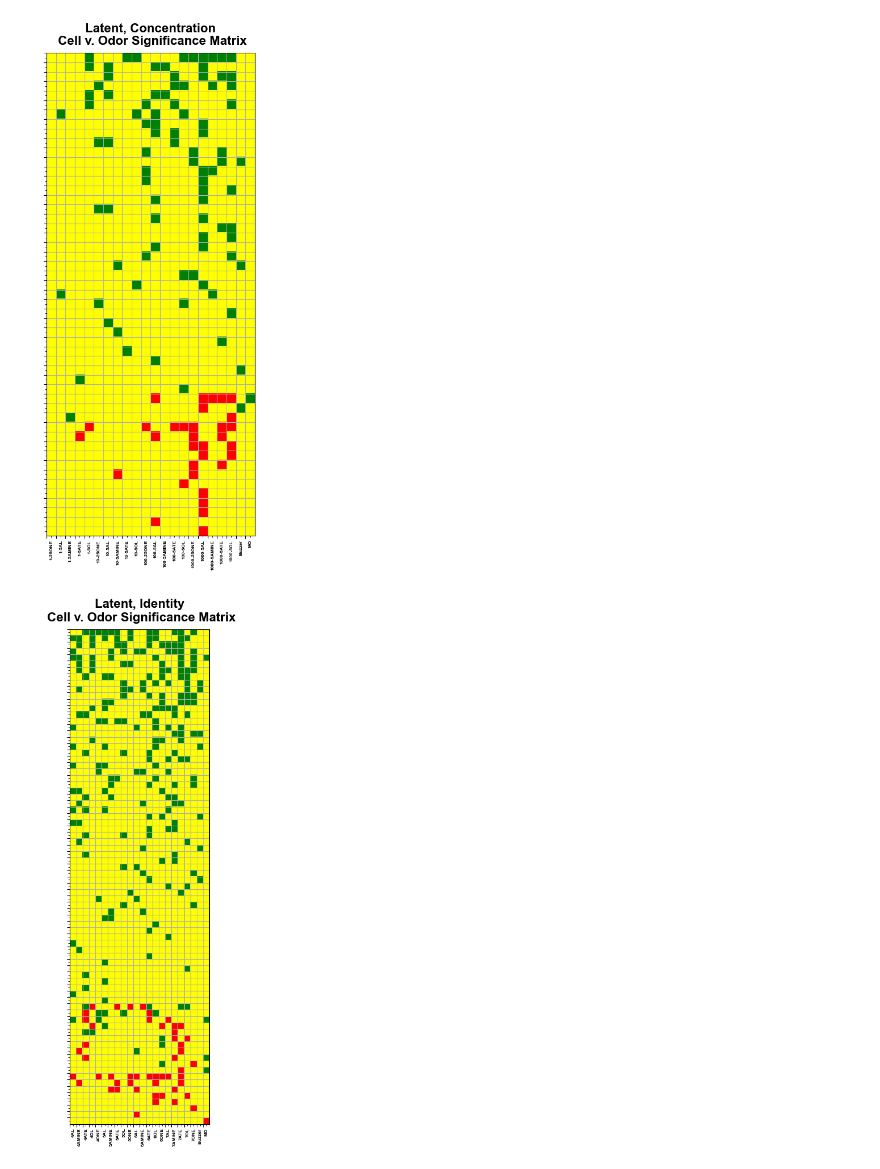
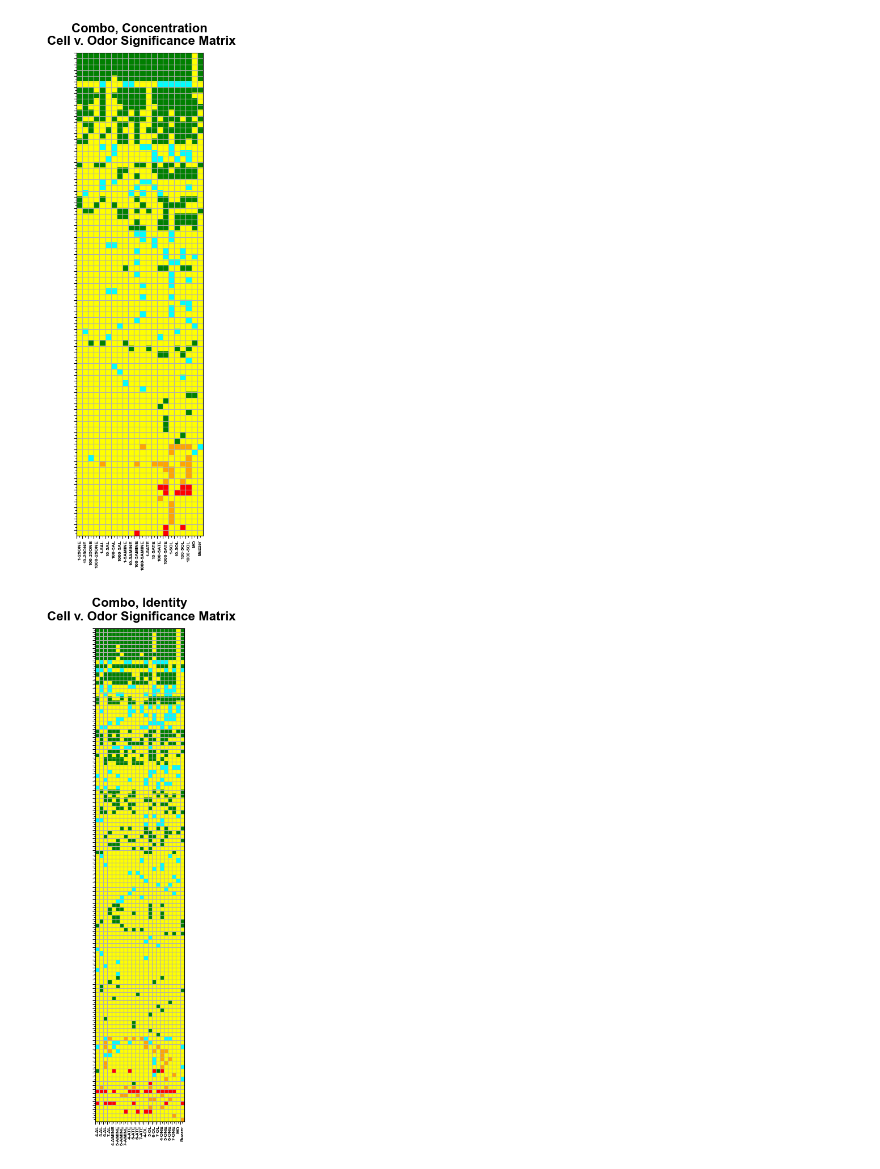
Before and after one commit to OlfactoryBehaviorLab/Imaging-Analysis-Notebook-Templates, a Jupyter notebook: CombineData.ipynb, the cells around one changed output. Cells and saved outputs as stored; diff of their text form; code cells hidden in the pictures.

```diff
--- a/CombineData.ipynb
+++ b/CombineData.ipynb
@@ -16,3 +33,5 @@ on_time_data, latent_data, odor_data = DewanCombineData.load_raw_data(ontime_aur
+# %%
+new_odor_indexes, unique_odors = DewanCombineData.get_new_odor_indexes(odor_data)
 # %%
 # For each experiment, we collect all cells into one array per experiment
 stacked_on_time_data = DewanCombineData.coalesce_cells(on_time_data)
@@ -25,42 +48,12 @@ filtered_latent_data = DewanCombineData.remove_nonzero_cells(stacked_latent_data
 # Sort into 3 groups, excititory, both, inhibitory
 sorted_on_time_data = DewanCombineData.sort_by_responses(filtered_on_time_data)
 sorted_latent_data = DewanCombineData.sort_by_responses(filtered_latent_data)
+# %%
+# Relabel latent data and combine it with the ontime data
+relabeled_latent_data = DewanCombineData.relabel_latent_data(sorted_latent_data)
+combined_data = DewanCombineData.combine_data(sorted_on_time_data, relabeled_latent_data)
 # %%
+# Sort the data by the sum of its rows
 sum_sorted_on_time_data = DewanCombineData.sort_by_sum(sorted_on_time_data)
 sum_sorted_latent_data = DewanCombineData.sort_by_sum(sorted_latent_data)
+sum_sorted_combined_data = DewanCombineData.sort_by_sum(combined_data)
-# %%
-import matplotlib as mpl
-import matplotlib.pyplot as plt
-from matplotlib.colors import ListedColormap
-
-mpl.rcParams['font.family'] = 'Arial'
-colormap = ListedColormap(['yellow', 'red', 'green'])
-
-for i, data in enumerate(sum_sorted_latent_data):
-
-    plot_names = ['Concentration', 'Identity']
-    time = 'Latent'
-
-    collapsed_data = np.vstack(data)
-    odors = odor_data[i]
-    unique_odors = np.unique(odors)
-    num_unique_odors = len(unique_odors)
-    num_cells = len(collapsed_data)
-
-    fig, ax = plt.subplots(figsize=(10, 10))
-
-    ax.imshow(collapsed_data, cmap=colormap, extent=(0, num_unique_odors, num_cells, 0))
-
-    ax.set_yticks(np.arange(num_cells), labels=[]) # Set major ticks but leave them unlabeled
-    ax.set_xticks(np.arange(num_unique_odors), labels=[])
-    ax.set_yticks(np.arange(0.5, num_cells + 0.5, 1), labels=[], minor=True, fontsize=6) # Set minor ticks (offset by 0.5) and label them
-
-    ax.set_xticks(np.arange(0.5, num_unique_odors + 0.5, 1), rotation=90, ha='center', labels=unique_odors, minor=True, fontsize=6, fontweight='bold') # Label the x-axis with the odors
-    ax.grid(which='major') # Show the major grid to make nice little squares
-
-    plt.suptitle(f'{time}, {experiment_names[i]}\n Cell v. Odor Significance Matrix', fontsize=16, fontweight='bold') # Set the main tit
-    plt.tight_layout()
-    fig.savefig(f'{time}-{experiment_names[i]}.pdf', dpi=900)
-# %% [output]
-[figure, removed]
-[figure, removed]
@@ -67,3 +67,10 @@ for i, data in enumerate(sum_sorted_latent_data):
+# %%
+DewanCombineData.plot_matrix(sum_sorted_on_time_data, unique_odors, experiment_names, 'On-Time') # On-Time Plots
+DewanCombineData.plot_matrix(sum_sorted_latent_data, unique_odors, experiment_names, 'Latent') # Latent Plots
+DewanCombineData.plot_matrix(sum_sorted_combined_data, unique_odors, experiment_names, 'Combo') # Combined Plots
+# %% [output]
+[figure, added]
+[figure, added]
 # %%
 # # Sort and compile data for plotting
 #
```
Also changed, not shown: parts of 6 cells of this notebook.
